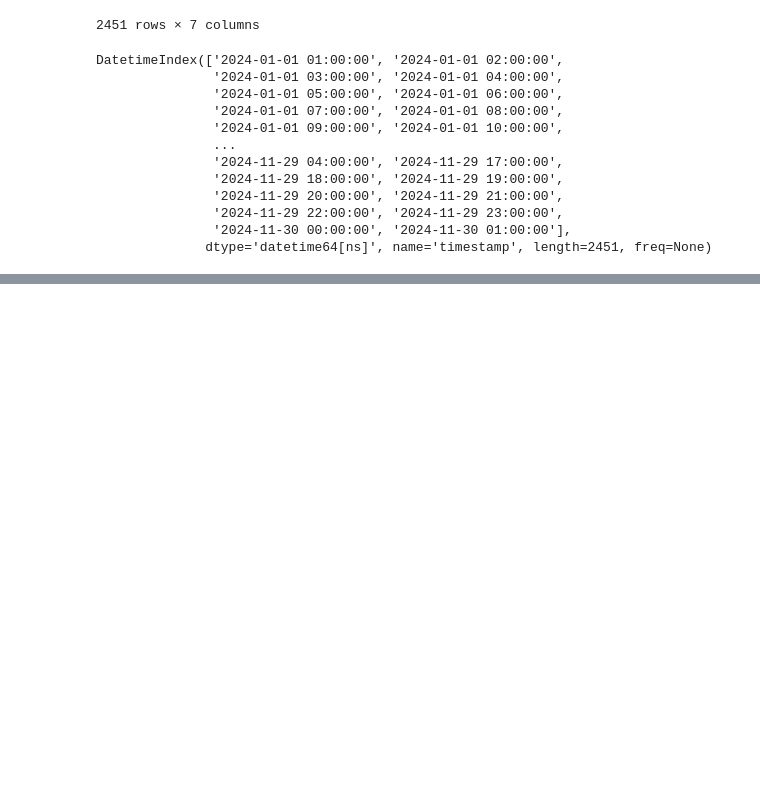
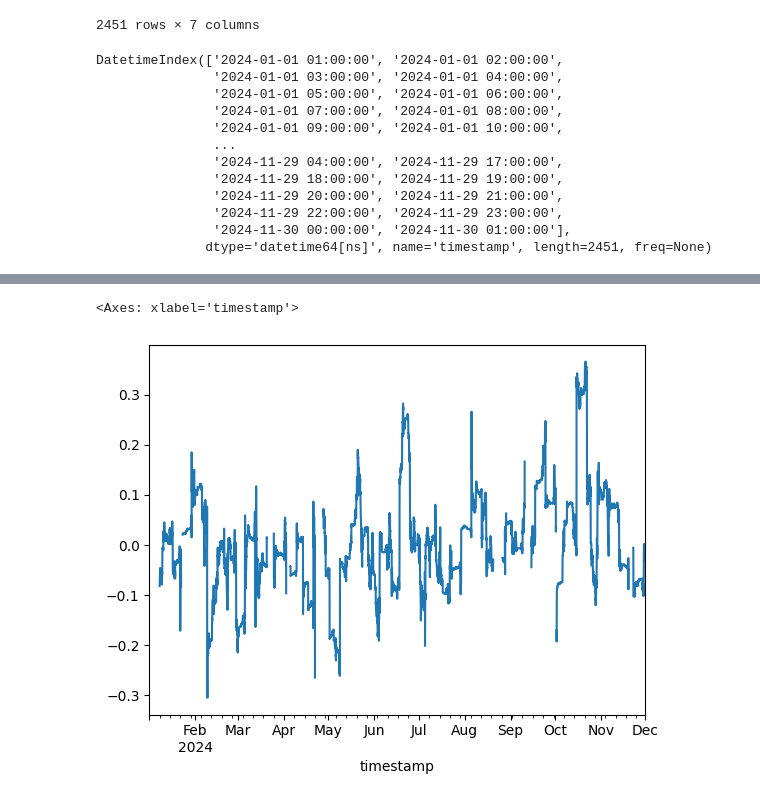
Before and after one commit to oscarwoodi/CryptoCausality, a Jupyter notebook: notebooks/new_strategy_1h.ipynb, the cells around one changed output, grey strips where cells are left out. Cells and saved outputs as stored; diff of their text form; code cells hidden in the pictures; blank space fills up the shorter version.

```diff
--- a/notebooks/new_strategy_1h.ipynb
+++ b/notebooks/new_strategy_1h.ipynb
@@ -487,0 +478,6 @@ log_returns
+# %%
+rolling_corr = strategy_return["ret"].rolling(window).corr(log_returns["BTCUSDT"] )
+rolling_corr.plot()
+# %% [output]
+<Axes: xlabel='timestamp'>
+[figure, added]
```
Also changed, not shown: parts of 8 cells of this notebook.
